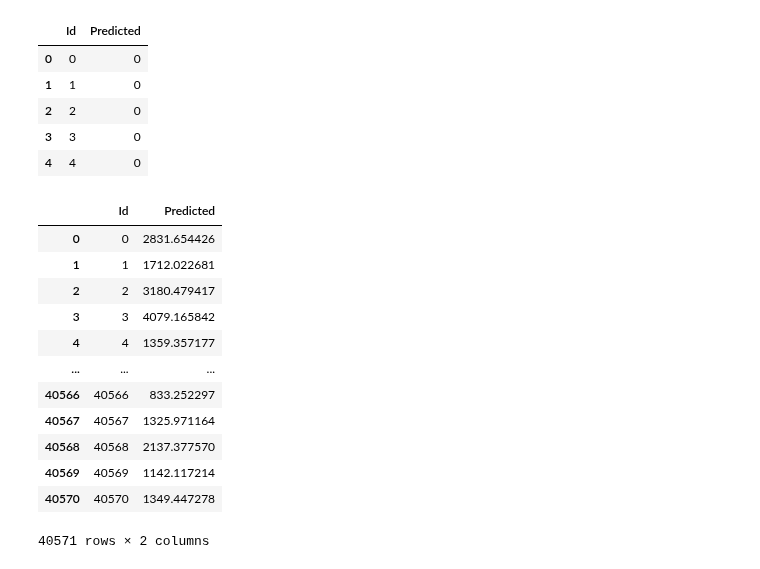
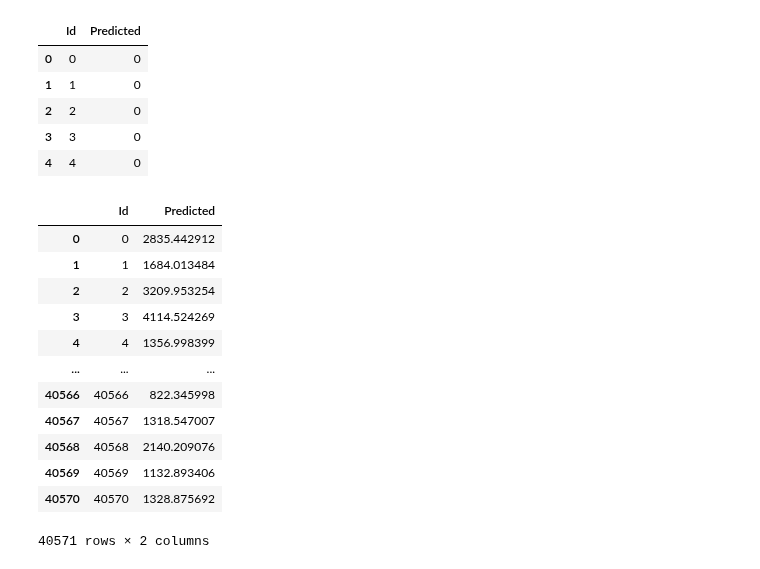
Before and after one commit to dlwls22/Hyundai_DT, a Jupyter notebook: CNC2.ipynb, the cells around one changed output. Cells and saved outputs as stored; diff of their text form; code cells hidden in the pictures.

```diff
--- a/CNC2.ipynb
+++ b/CNC2.ipynb
@@ -164,7 +168,7 @@ train.loc[Y2_idx, 'Y2'] = train.loc[(train['Y2'] != 0) & (train['Y2'] <= 70000),
 # %%
 scaler = MinMaxScaler()
 
-columns_to_scale = ['X2', 'X3', 'X4', 'X6']
+columns_to_scale = ['X2', 'X3', 'X4', 'X6', 'X2/X3', 'Estimated_Rotation_Speed']
 
 train[columns_to_scale] = scaler.fit_transform(train[columns_to_scale])
 test[columns_to_scale] = scaler.transform(test[columns_to_scale])
@@ -191,3 +211,9 @@ test[columns_to_scale] = scaler.transform(test[columns_to_scale])
 
 # plt.tight_layout()
 # plt.show()
+# %%
+train['Y1'] = np.log1p(train['Y1'])
+train['Y2'] = np.log1p(train['Y2'])
+# %%
+train = train[(train['Y1'] > 3) & (train['Y1'] < 9)]
+train['Y1'].hist(bins=100)
@@ -193,0 +223,3 @@ test[columns_to_scale] = scaler.transform(test[columns_to_scale])
+# %%
+train = train[(train['Y2'] > 4) & (train['Y1'] < 10)]
+train['Y2'].hist(bins=100)
@@ -467,24 +555,24 @@ submit.head()
 | 3 | 3 | 0 |
 | 4 | 4 | 0 |
 # %%
-final_predictions = final_predictions_y1 + final_predictions_y2
+final_predictions = np.expm1(final_predictions_y1) + np.expm1(final_predictions_y2)
 
 
 submit.iloc[:, 1] = final_predictions
 
 submit
 # %% [output]
 |  | Id | Predicted |
-| 0 | 0 | 2831.654426 |
-| 1 | 1 | 1712.022681 |
-| 2 | 2 | 3180.479417 |
-| 3 | 3 | 4079.165842 |
-| 4 | 4 | 1359.357177 |
+| 0 | 0 | 2835.442912 |
+| 1 | 1 | 1684.013484 |
+| 2 | 2 | 3209.953254 |
+| 3 | 3 | 4114.524269 |
+| 4 | 4 | 1356.998399 |
 | ... | ... | ... |
-| 40566 | 40566 | 833.252297 |
-| 40567 | 40567 | 1325.971164 |
-| 40568 | 40568 | 2137.377570 |
-| 40569 | 40569 | 1142.117214 |
-| 40570 | 40570 | 1349.447278 |
+| 40566 | 40566 | 822.345998 |
+| 40567 | 40567 | 1318.547007 |
+| 40568 | 40568 | 2140.209076 |
+| 40569 | 40569 | 1132.893406 |
+| 40570 | 40570 | 1328.875692 |
 40571 rows × 2 columns
 # %%
```
Also changed, not shown: parts of 18 cells of this notebook.
